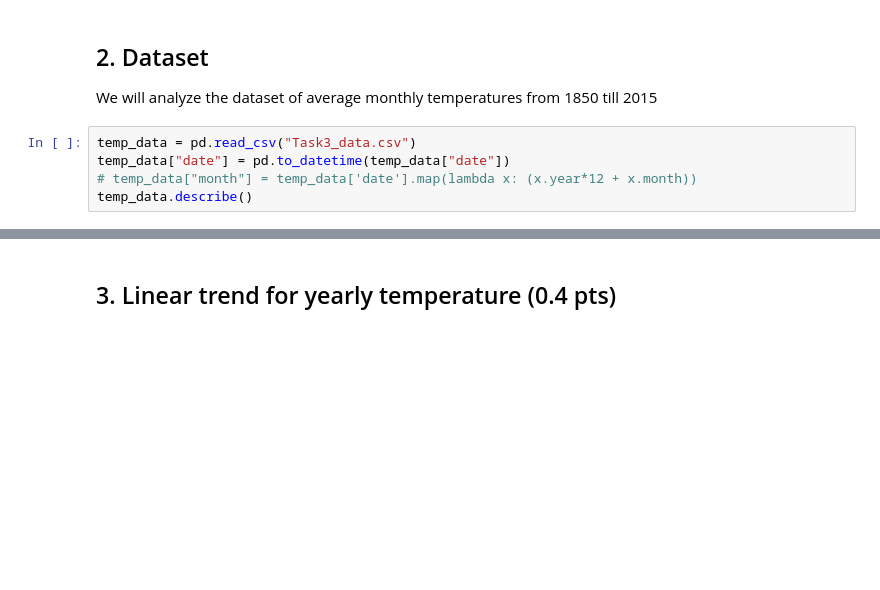
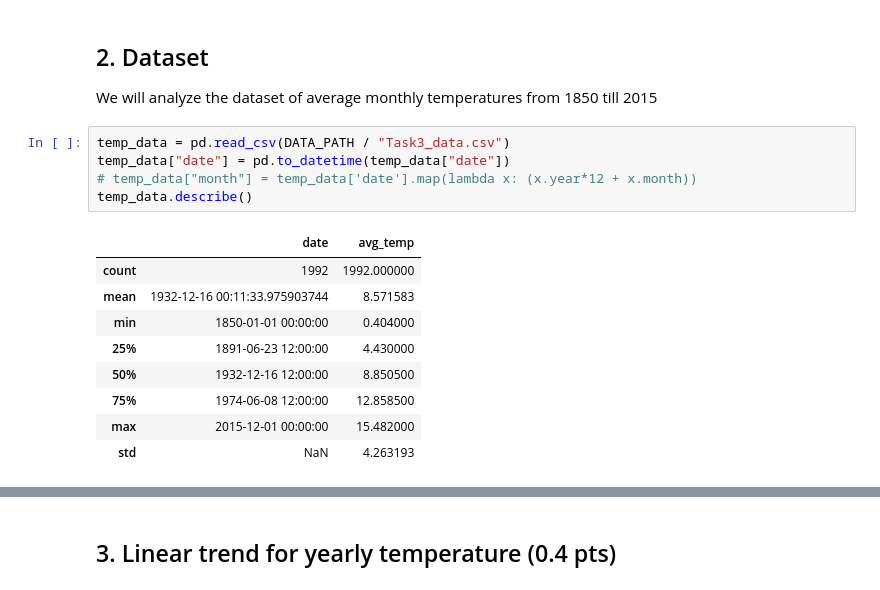
Before and after one commit to nuinashco/LinearAlgebra-UCU, a Jupyter notebook: hw1/task3-least_squares.ipynb, the cells around one changed output, grey strips where cells are left out. Cells and saved outputs as stored; diff of their text form; blank space fills up the shorter version.

```diff
--- a/hw1/task3-least_squares.ipynb
+++ b/hw1/task3-least_squares.ipynb
@@ -69,7 +76,17 @@ test_solve_least_squares()
 ## 2. Dataset
 We will analyze the dataset of average monthly temperatures from 1850 till 2015
 # %%
-temp_data = pd.read_csv("Task3_data.csv")
+temp_data = pd.read_csv(DATA_PATH / "Task3_data.csv")
 temp_data["date"] = pd.to_datetime(temp_data["date"])
 # temp_data["month"] = temp_data['date'].map(lambda x: (x.year*12 + x.month))
 temp_data.describe()
+# %% [output]
+|  | date | avg_temp |
+| count | 1992 | 1992.000000 |
+| mean | 1932-12-16 00:11:33.975903744 | 8.571583 |
+| min | 1850-01-01 00:00:00 | 0.404000 |
+| 25% | 1891-06-23 12:00:00 | 4.430000 |
+| 50% | 1932-12-16 12:00:00 | 8.850500 |
+| 75% | 1974-06-08 12:00:00 | 12.858500 |
+| max | 2015-12-01 00:00:00 | 15.482000 |
+| std | NaN | 4.263193 |
```
Also changed, not shown: parts of 11 cells of this notebook.
